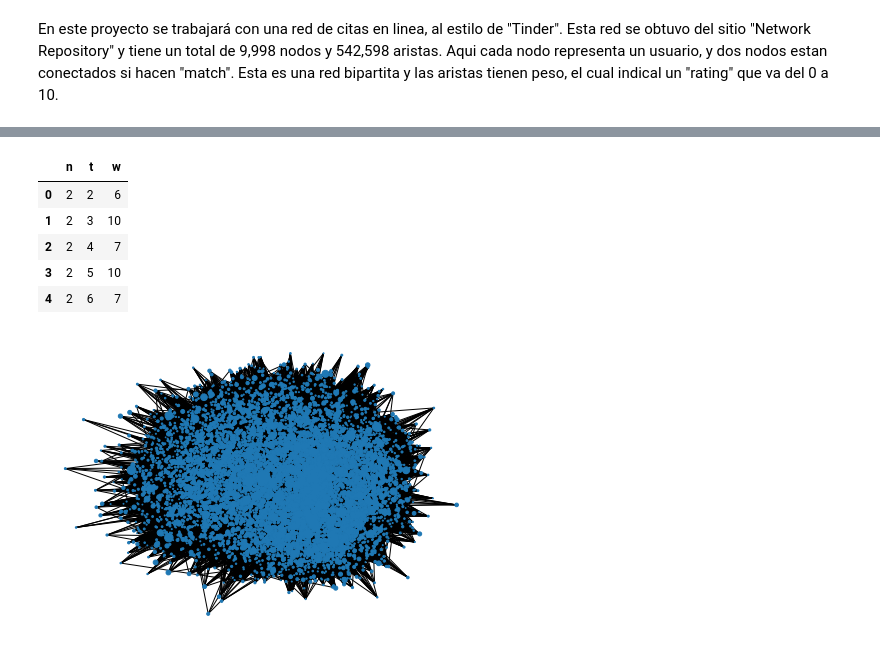
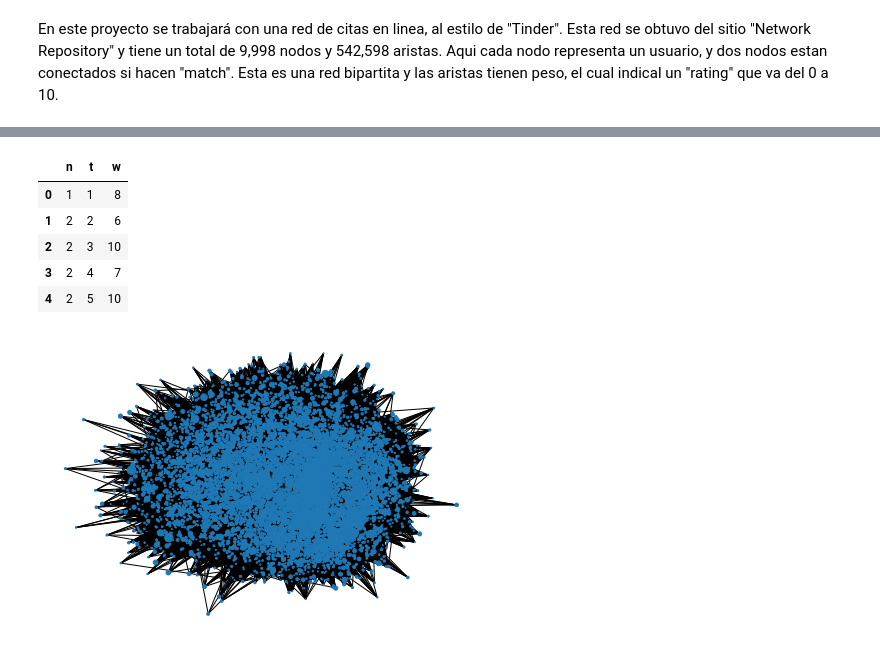
Before and after one commit to samoelelo/proyecto-redes, a Jupyter notebook: Proyecto.ipynb, the cells around one changed output, grey strips where cells are left out. Drawn from its saved outputs; the diff is of its cells as text; code cells hidden in the pictures.

```diff
--- a/Proyecto.ipynb
+++ b/Proyecto.ipynb
@@ -11,16 +13,16 @@ import powerlaw
 # %%
 #se importa el archivo de la red
-df  = pd.read_csv("C:\\Users\\santi\\Desktop\\Ciencia de redes\\Redes Tarea 1\\rec-dating\\rec-dating1.edges"," ")
+df  = pd.read_csv("C:/Users/52553/Downloads/Ejemplo1 (1).edges"," ")
 #Se crea el grafo a partir del archivo de texto
 G = nx.from_pandas_edgelist(df,source="n",target = "t")
 df.head()
 # %% [output]
 |  | n | t | w |
-| 0 | 2 | 2 | 6 |
-| 1 | 2 | 3 | 10 |
-| 2 | 2 | 4 | 7 |
-| 3 | 2 | 5 | 10 |
-| 4 | 2 | 6 | 7 |
+| 0 | 1 | 1 | 8 |
+| 1 | 2 | 2 | 6 |
+| 2 | 2 | 3 | 10 |
+| 3 | 2 | 4 | 7 |
+| 4 | 2 | 5 | 10 |
 # %%
 #Se calcula la centralidad de grado de cada nodo
 deg = nx.degree_centrality(G)
```
Also changed, not shown: parts of 2 cells of this notebook.
